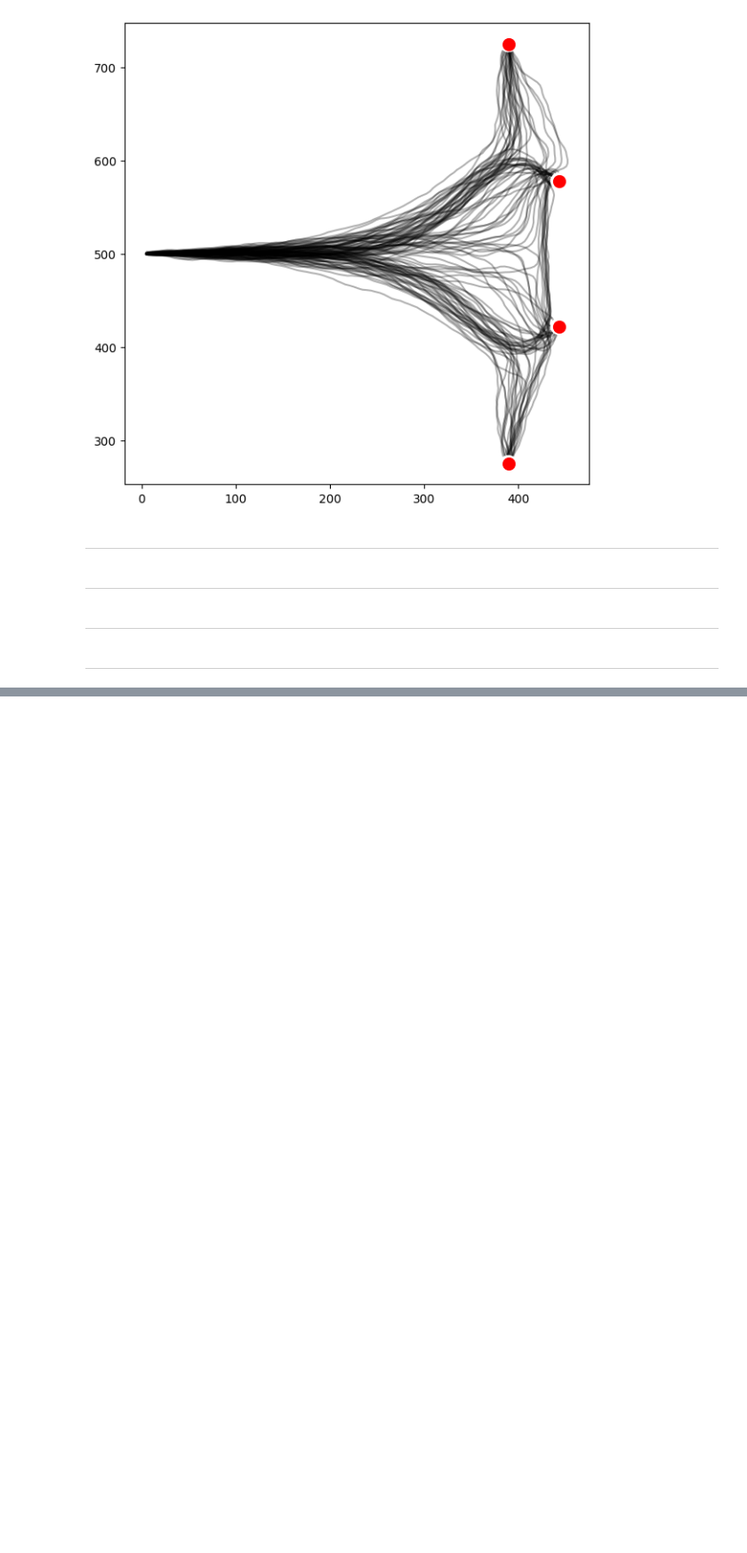
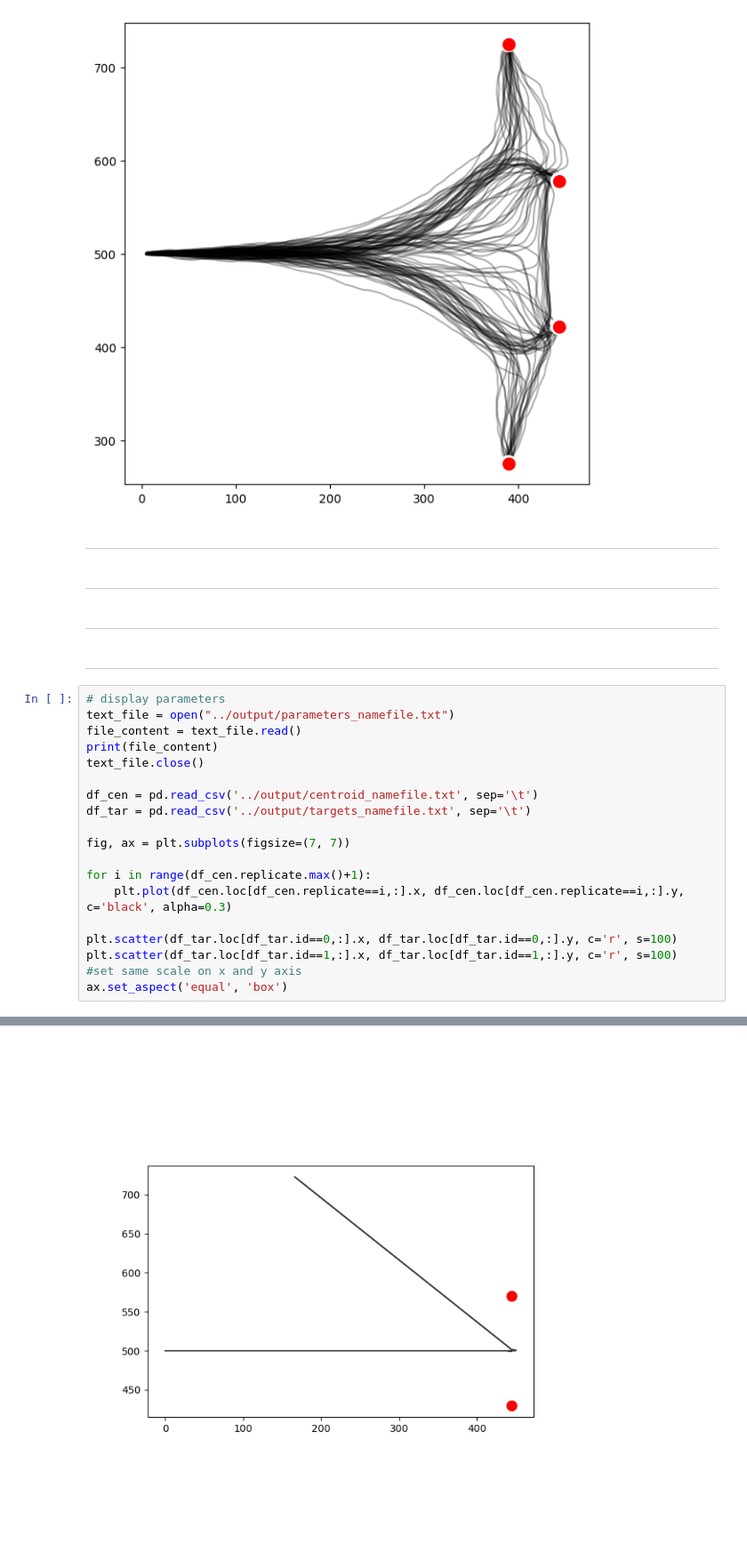
Before and after one commit to eleonoragatti44/Master-Thesis-Gatti, a Jupyter notebook: spatial_model/analysis/reproduce.ipynb, the cells around one changed output, grey strips where cells are left out. Shown at 89% size. Saved outputs shown, nothing was run; the diff lists cells and outputs as text; blank space fills up the shorter version.

```diff
--- a/spatial_model/analysis/reproduce.ipynb
+++ b/spatial_model/analysis/reproduce.ipynb
@@ -127,3 +128,23 @@ max_angle       1.0471975511965976
 ---
 # %% [markdown]
 ---
+# %%
+# display parameters
+text_file = open("../output/parameters_namefile.txt")
+file_content = text_file.read()
+print(file_content)
+text_file.close()
+
+df_cen = pd.read_csv('../output/centroid_namefile.txt', sep='\t')
+df_tar = pd.read_csv('../output/targets_namefile.txt', sep='\t')
+
+fig, ax = plt.subplots(figsize=(7, 7))
+
+for i in range(df_cen.replicate.max()+1):
+    plt.plot(df_cen.loc[df_cen.replicate==i,:].x, df_cen.loc[df_cen.replicate==i,:].y, c='black', alpha=0.3)
+
+plt.scatter(df_tar.loc[df_tar.id==0,:].x, df_tar.loc[df_tar.id==0,:].y, c='r', s=100)
+plt.scatter(df_tar.loc[df_tar.id==1,:].x, df_tar.loc[df_tar.id==1,:].y, c='r', s=100)
+#set same scale on x and y axis
+ax.set_aspect('equal', 'box')
+# %% [output]
@@ -129,0 +167 @@ max_angle       1.0471975511965976
+[figure, added]
```
Also changed, not shown: parts of 2 cells of this notebook, 8 other files.
